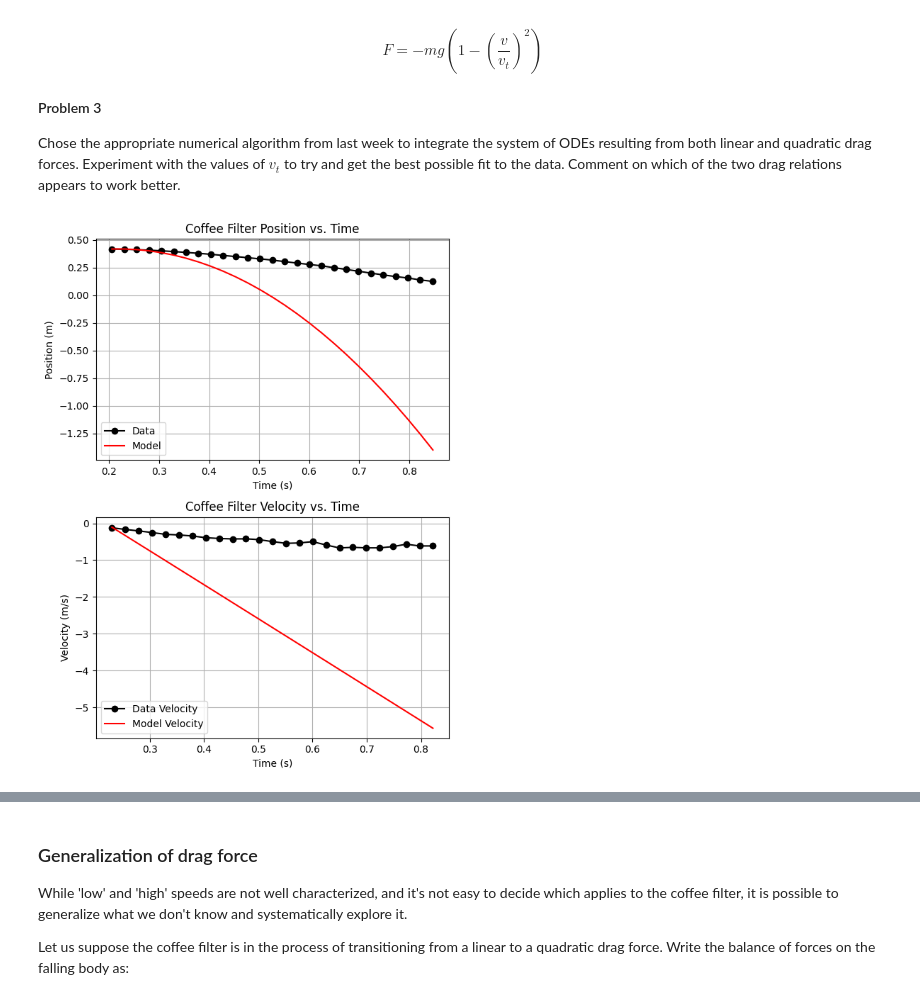
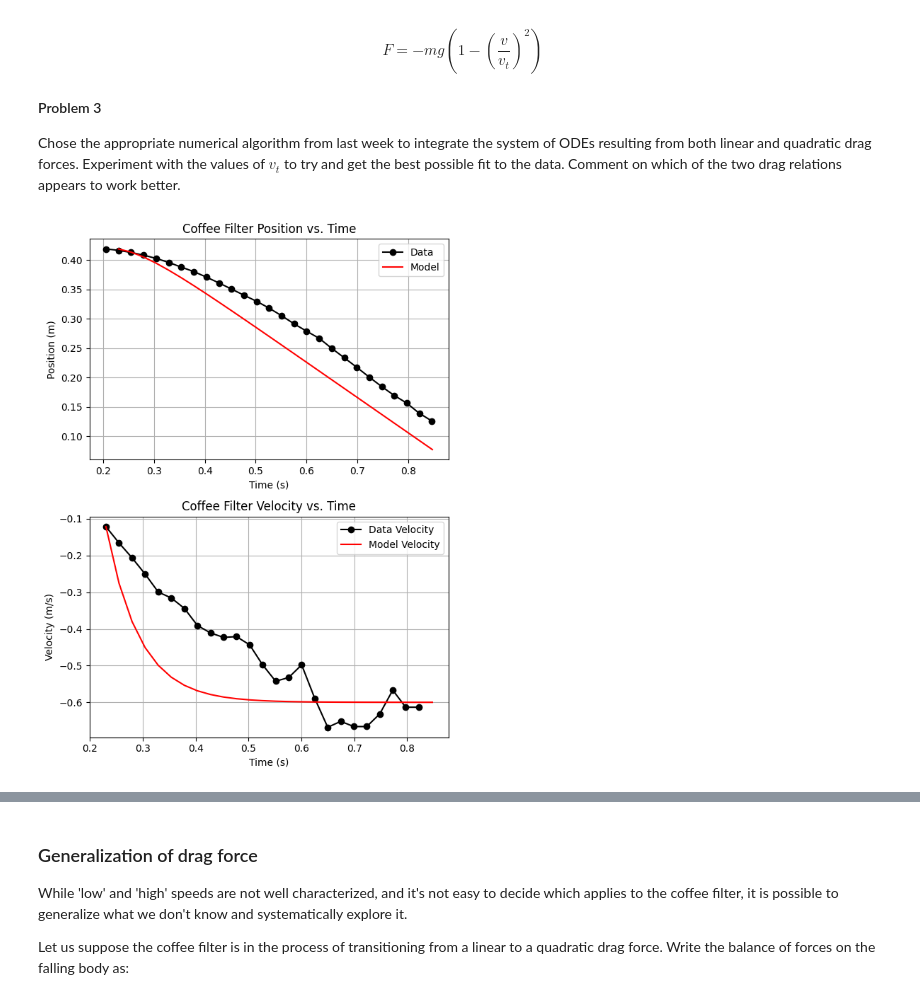
Before and after one commit to lorn-jaeger/CSCI-477, a Jupyter notebook: Problems/Coffee Filter-Student-2025.ipynb, the cells around one changed output, grey strips where cells are left out. Cells and saved outputs as stored; diff of their text form; code cells hidden in the pictures.

```diff
--- a/Problems/Coffee Filter-Student-2025.ipynb
+++ b/Problems/Coffee Filter-Student-2025.ipynb
@@ -191,50 +191,43 @@ def solve_ode(f,tspan, y0, method = Euler, *args, **options):
     return np.array(t), np.array(y)
 
 def fb_linear_drag(t, y, g, v_t):
-    return np.array([y[1], -g - (g / v_t) * y[1]])
+    return np.array([y[1], g * (1 - (y[1]/v_t))])
 
 def fb_quadratic_drag(t, y, g, v_t):
-    return np.array([y[1], -g - (g/v_t**2) * y[1] * abs(y[1])])
-
-def simple_gravity(t,y,g, v_t):
-    """
-    This describes the ODEs for the kinematic equations:
-    dy/dt =  v
-    dv/dt = -g
-    """
-    return np.array([y[1], -g + abs(v_t)q])
+    return np.array([y[1], g * (1 - (y[1]/v_t)**2)])
 # %%
-g = 9.8
-v_t = 0.6
+g = -9.8
+v_t = -0.6
+dt = 0.0247
 
-y0 = np.array([position[0], -velocity[0]])
-tspan = (time[0], time[-1])
-t, y = solve_ode(simple_gravity, tspan, y0, EulerRichardson, g, v_t, first_step=0.0247)
+y0 = np.array([position[0], velocity[0]])
+tspan = (time[1], time[-1])
+t, y = solve_ode(fb_linear_drag, tspan, y0, EulerRichardson, g, v_t, first_step=dt)
 p = y[:, 0]
 vel_model = y[:, 1]
 
 plt.figure(figsize=(6, 8))
 
 plt.subplot(2, 1, 1)
 plt.plot(time, position, color='black', linestyle='-', marker='o', label='Data')
 plt.plot(t, p, 'r-', label='Model')
 plt.xlabel("Time (s)")
 plt.ylabel("Position (m)")
 plt.title("Coffee Filter Position vs. Time")
 plt.legend()
 plt.grid(True)
 
 plt.subplot(2, 1, 2)
 plt.plot(time[1:-1], velocity, color='black', linestyle='-', marker='o', label='Data Velocity')
-plt.plot(time[1:-1], vel_model[1:-1], 'r-', label='Model Velocity')
+plt.plot(t, vel_model, 'r-', label='Model Velocity')
 plt.xlabel("Time (s)")
 plt.ylabel("Velocity (m/s)")
 plt.title("Coffee Filter Velocity vs. Time")
 plt.legend()
 plt.grid(True)
 
 plt.tight_layout()
 plt.show()
 # %% [output]
-[figure, old version]
+[figure, new version]
 # %%
```
Also changed, not shown: parts of 3 cells of this notebook.
